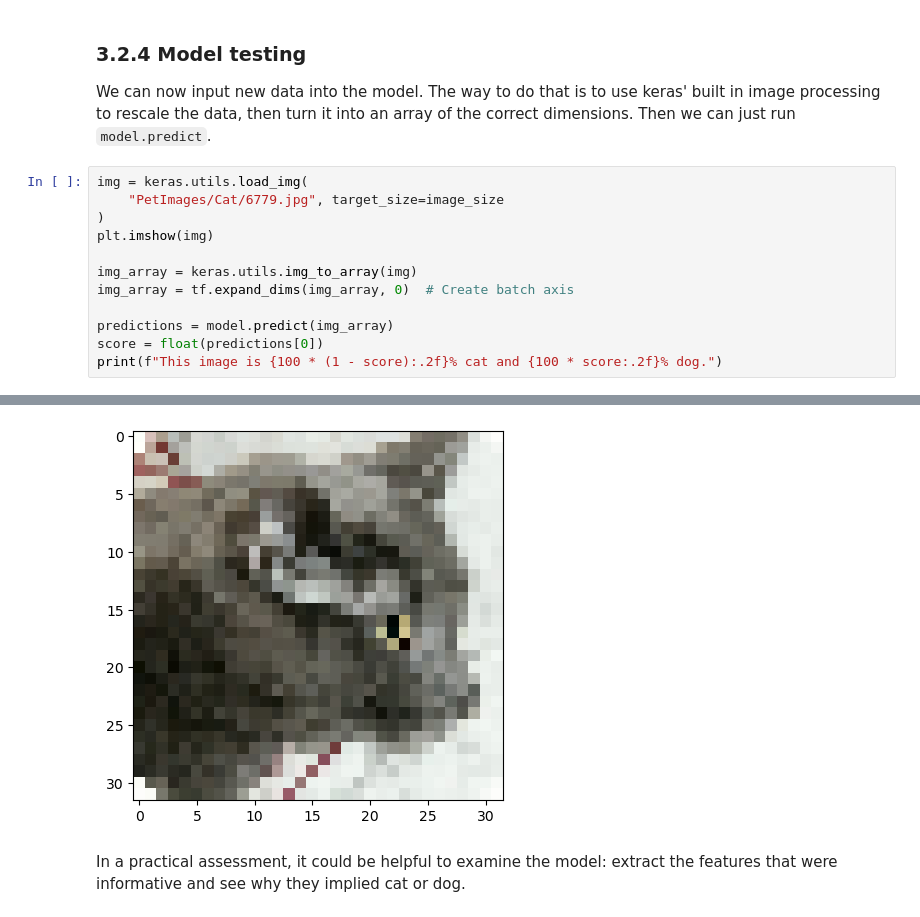
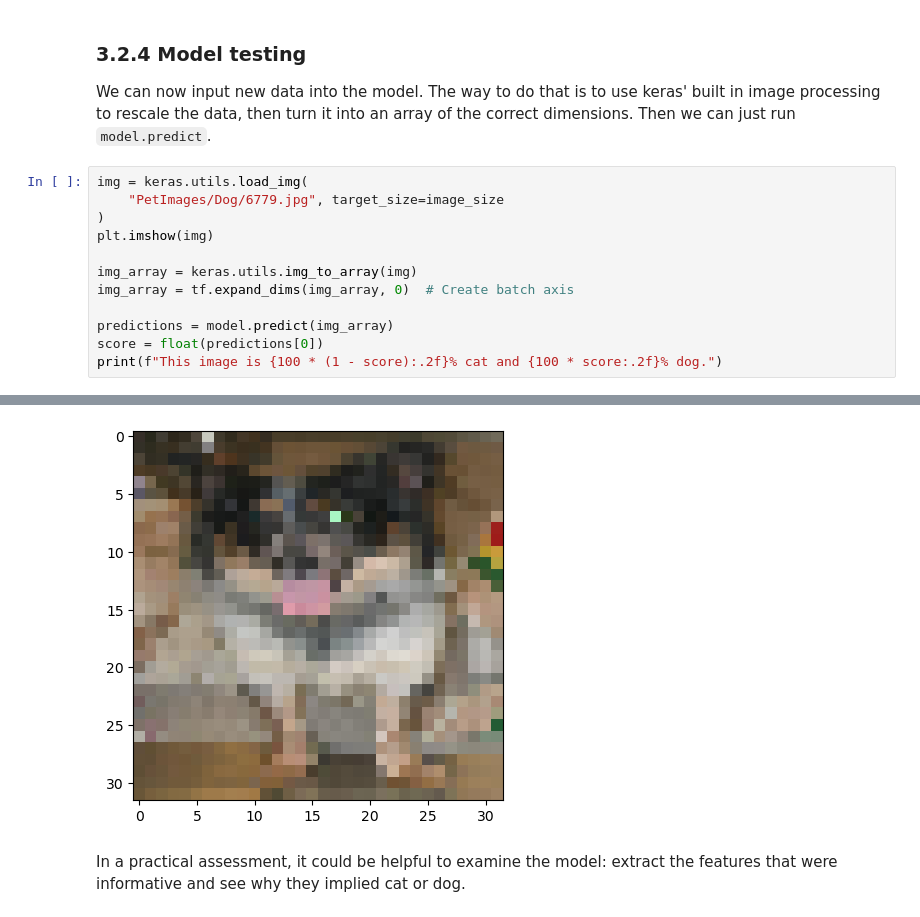
Before and after one commit to dsbristol/dst, a Jupyter notebook: assets/workshops/block07-NeuralNetworks.ipynb, the cells around one changed output, grey strips where cells are left out. Drawn from its saved outputs; the diff is of its cells as text.

```diff
--- a/assets/workshops/block07-NeuralNetworks.ipynb
+++ b/assets/workshops/block07-NeuralNetworks.ipynb
@@ -482,7 +484,7 @@ Warning: unknown JFIF revision number 0.00
 We can now input new data into the model. The way to do that is to use keras' built in image processing to rescale the data, then turn it into an array of the correct dimensions. Then we can just run `model.predict`.
 # %%
 img = keras.utils.load_img(
-    "PetImages/Cat/6779.jpg", target_size=image_size
+    "PetImages/Dog/6779.jpg", target_size=image_size
 )
 plt.imshow(img)
 
@@ -498,4 +500,4 @@ This image is 100.00% cat and 0.00% dog.
-[figure, old version]
+[figure, new version]
 # %% [markdown]
 In a practical assessment, it could be helpful to examine the model: extract the features that were informative and see why they implied cat or dog.
 # %% [markdown]
```
Also changed, not shown: parts of 12 cells of this notebook, 13 other files.
